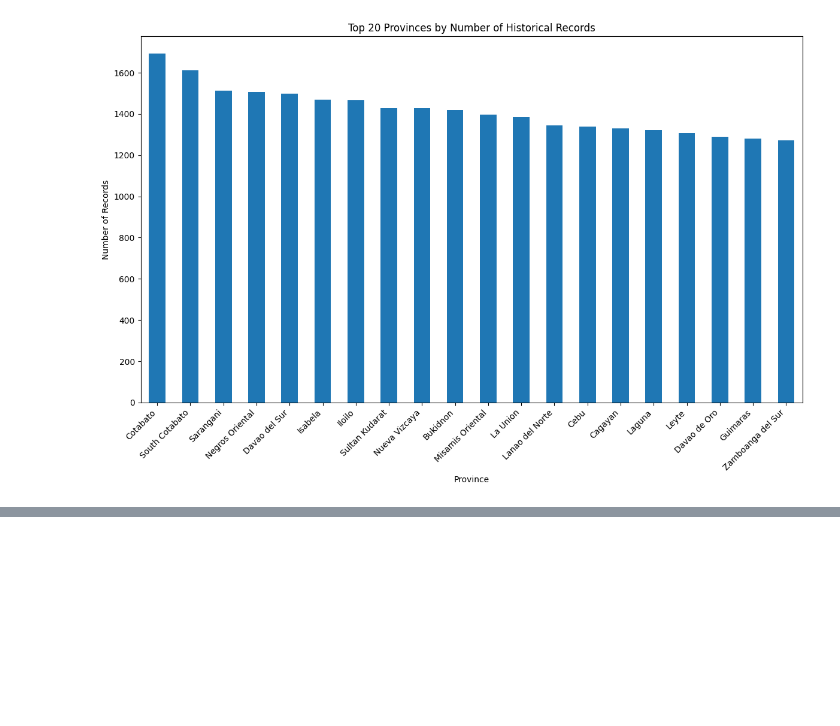
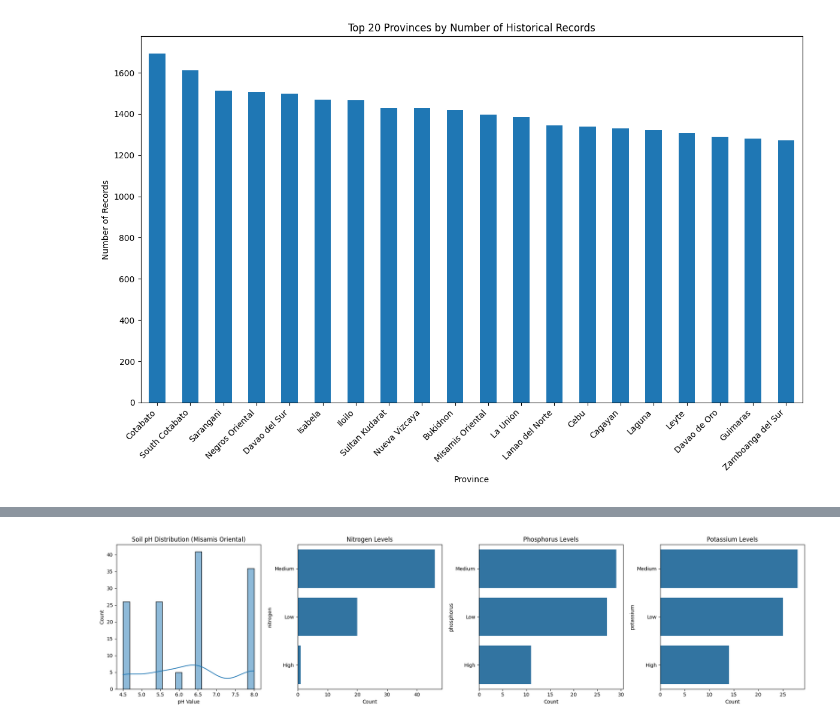
Before and after one commit to meruuuuooo/croptap-ml-v2, a Jupyter notebook: notebooks/01_data_exploration.ipynb, the cells around one changed output, grey strips where cells are left out. Cells and saved outputs as stored; diff of their text form; code cells hidden in the pictures; blank space fills up the shorter version.

```diff
--- a/notebooks/01_data_exploration.ipynb
+++ b/notebooks/01_data_exploration.ipynb
@@ -25,12 +25,15 @@ crop_climate_req = pd.read_csv(data_dir / "crop_climate_requirements.csv")
 crop_requirements = pd.read_csv(data_dir / "crop_requirements.csv")
 crop_npk_req = pd.read_csv(data_dir / "crop_npk_level_requirements.csv")
 historical_perf = pd.read_csv(data_dir / "historical_crop_performance.csv")
+soil_test_df = pd.read_csv(data_dir / "soil_test_data.csv")
+pesticide_df = pd.read_csv(data_dir / "pesticideV2.csv")
 
 print(f"Climate data: {len(climate_df)} records")
 print(f"Crop climate requirements: {len(crop_climate_req)} crops")
 print(f"Crop requirements: {len(crop_requirements)} crops")
 print(f"NPK requirements: {len(crop_npk_req)} crops")
 print(f"Historical performance: {len(historical_perf)} records")
+print(f"Soil test data: {len(soil_test_df)} records")
 # %% [output]
 Loading datasets...
 Climate data: 215556 records
@@ -219,0 +381,40 @@ plt.show()
+# %%
+# Filter soil test data for Misamis Oriental
+misamis_oriental_soil = soil_test_df[soil_test_df['province'].str.upper() == 'MISAMIS ORIENTAL']
+
+# Plot distributions of pH, nitrogen, phosphorus, and potassium
+fig, axes = plt.subplots(1, 4, figsize=(20, 5))
+
+# pH distribution
+sns.histplot(
+    misamis_oriental_soil[['ph_min', 'ph_max']].stack(),
+    bins=20, ax=axes[0], kde=True
+)
+axes[0].set_title('Soil pH Distribution (Misamis Oriental)')
+axes[0].set_xlabel('pH Value')
+
+# Nitrogen distribution
+sns.countplot(
+    y='nitrogen', data=misamis_oriental_soil, order=misamis_oriental_soil['nitrogen'].value_counts().index, ax=axes[1]
+)
+axes[1].set_title('Nitrogen Levels')
+axes[1].set_xlabel('Count')
+
+# Phosphorus distribution
+sns.countplot(
+    y='phosphorus', data=misamis_oriental_soil, order=misamis_oriental_soil['phosphorus'].value_counts().index, ax=axes[2]
+)
+axes[2].set_title('Phosphorus Levels')
+axes[2].set_xlabel('Count')
+
+# Potassium distribution
+sns.countplot(
+    y='potassium', data=misamis_oriental_soil, order=misamis_oriental_soil['potassium'].value_counts().index, ax=axes[3]
+)
+axes[3].set_title('Potassium Levels')
+axes[3].set_xlabel('Count')
+
+plt.tight_layout()
+plt.show()
+# %% [output]
+[figure, added]
```
Also changed, not shown: parts of 10 cells of this notebook, 12 other files.
